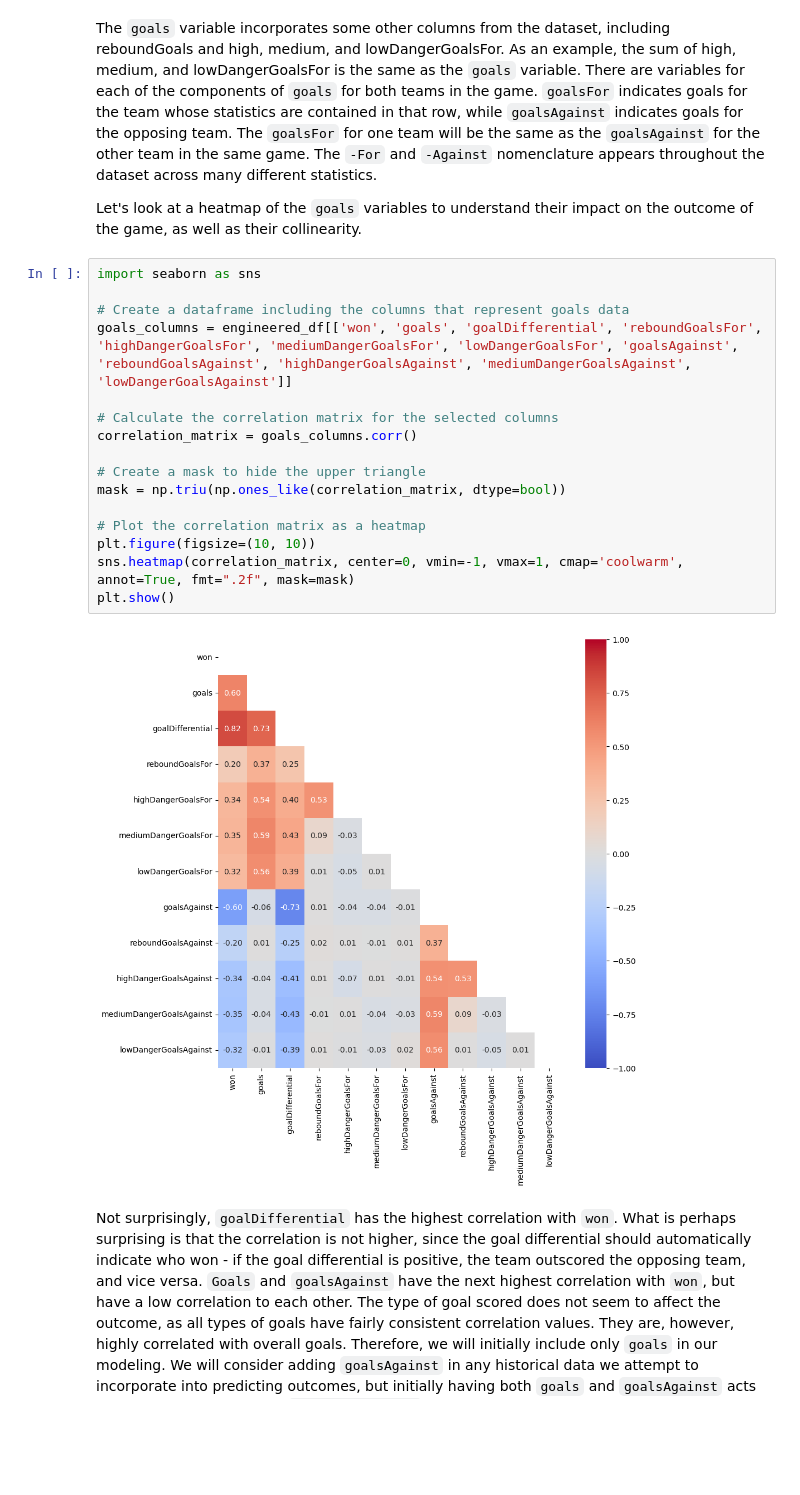
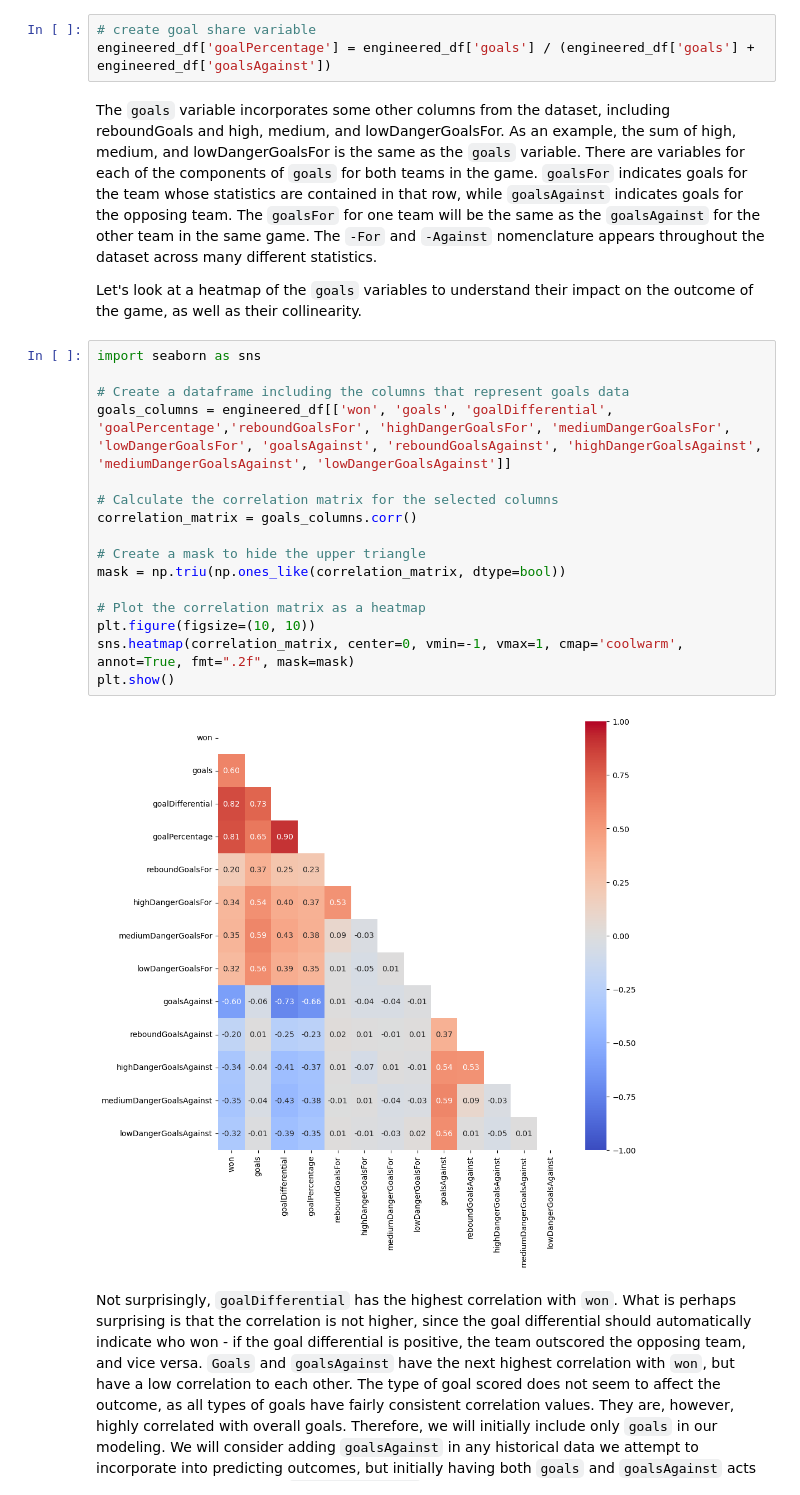
Before and after one commit to markshumka/NHL-Game-Predictor, a Jupyter notebook: Notebooks/Preprocessing_EDA_basic_model_creation.ipynb, the cells around one changed output. Drawn from its saved outputs; the diff is of its cells as text; blank space fills up the shorter version.

```diff
--- a/Notebooks/Preprocessing_EDA_basic_model_creation.ipynb
+++ b/Notebooks/Preprocessing_EDA_basic_model_creation.ipynb
@@ -548,6 +561,9 @@ The variable with the highest correlation with wins is, not surprisingly, goals
 # %%
 # create goal differential variable
 engineered_df['goalDifferential'] = engineered_df['goals'] - engineered_df['goalsAgainst']
+# %%
+# create goal share variable
+engineered_df['goalPercentage'] = engineered_df['goals'] / (engineered_df['goals'] + engineered_df['goalsAgainst'])
 # %% [markdown]
 The `goals` variable incorporates some other columns from the dataset, including reboundGoals and high, medium, and lowDangerGoalsFor. As an example, the sum of high, medium, and lowDangerGoalsFor is the same as the `goals` variable. There are variables for each of the components of `goals` for both teams in the game. `goalsFor` indicates goals for the team whose statistics are contained in that row, while `goalsAgainst` indicates goals for the opposing team. The `goalsFor` for one team will be the same as the `goalsAgainst` for the other team in the same game. The `-For` and `-Against` nomenclature appears throughout the dataset across many different statistics.
 
@@ -555,21 +571,21 @@ Let's look at a heatmap of the `goals` variables to understand their impact on t
 # %%
 import seaborn as sns
 
 # Create a dataframe including the columns that represent goals data
-goals_columns = engineered_df[['won', 'goals', 'goalDifferential', 'reboundGoalsFor', 'highDangerGoalsFor', 'mediumDangerGoalsFor', 'lowDangerGoalsFor', 'goalsAgainst', 'reboundGoalsAgainst', 'highDangerGoalsAgainst', 'mediumDangerGoalsAgainst', 'lowDangerGoalsAgainst']]
+goals_columns = engineered_df[['won', 'goals', 'goalDifferential', 'goalPercentage','reboundGoalsFor', 'highDangerGoalsFor', 'mediumDangerGoalsFor', 'lowDangerGoalsFor', 'goalsAgainst', 'reboundGoalsAgainst', 'highDangerGoalsAgainst', 'mediumDangerGoalsAgainst', 'lowDangerGoalsAgainst']]
 
 # Calculate the correlation matrix for the selected columns
 correlation_matrix = goals_columns.corr()
 
 # Create a mask to hide the upper triangle
 mask = np.triu(np.ones_like(correlation_matrix, dtype=bool))
 
 # Plot the correlation matrix as a heatmap
 plt.figure(figsize=(10, 10))
 sns.heatmap(correlation_matrix, center=0, vmin=-1, vmax=1, cmap='coolwarm', annot=True, fmt=".2f", mask=mask)
 plt.show()
 # %% [output]
-[figure, old version]
+[figure, new version]
 # %% [markdown]
 Not surprisingly, `goalDifferential` has the highest correlation with `won`. What is perhaps surprising is that the correlation is not higher, since the goal differential should automatically indicate who won - if the goal differential is positive, the team outscored the opposing team, and vice versa.  `Goals` and `goalsAgainst` have the next highest correlation with `won`, but have a low correlation to each other. The type of goal scored does not seem to affect the outcome, as all types of goals have fairly consistent correlation values. They are, however, highly correlated with overall goals. Therefore, we will initially include only `goals` in our modeling. We will consider adding `goalsAgainst` in any historical data we attempt to incorporate into predicting outcomes, but initially having both `goals` and `goalsAgainst` acts in the same way as having `goalDifferential`, i.e., it gives away the winner.
 
```
Also changed, not shown: parts of 93 cells of this notebook.
